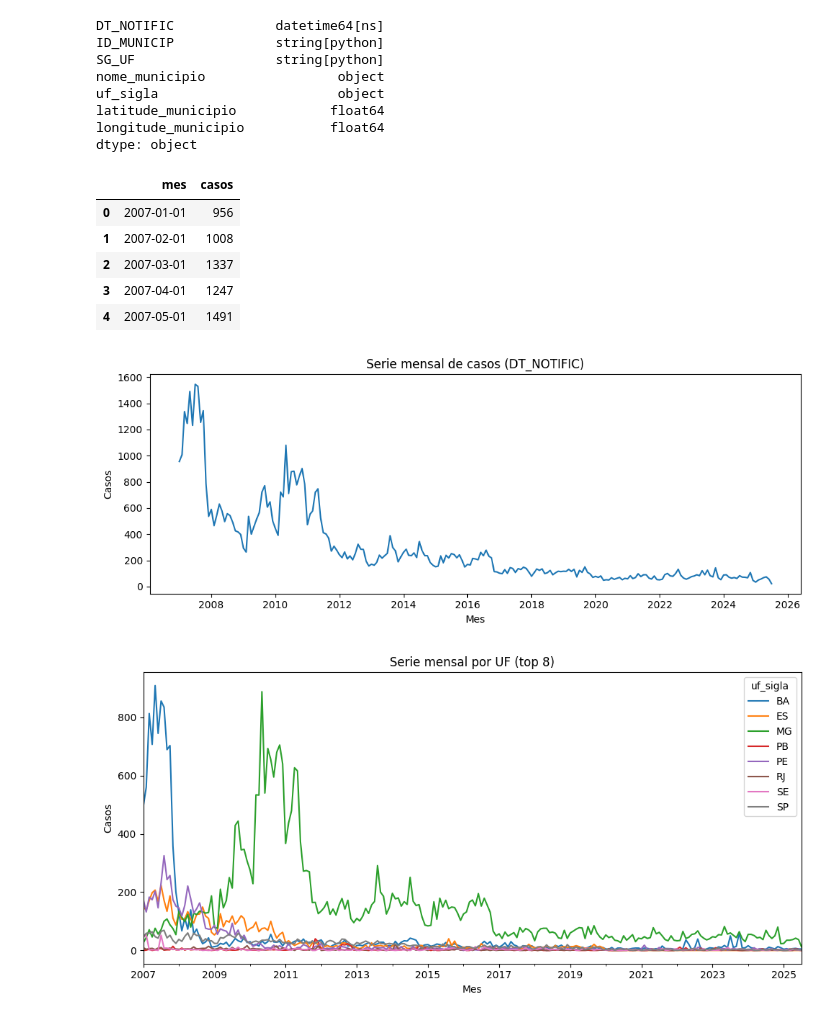
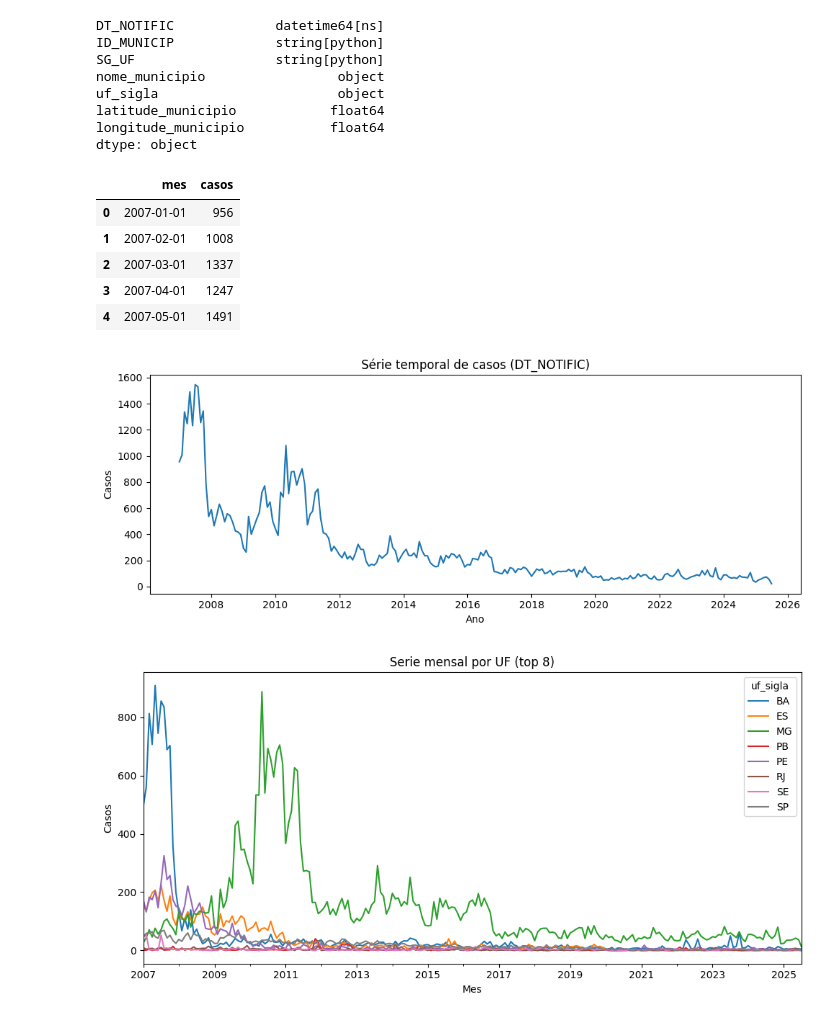
Before and after one commit to LuizCorrei4/Projeto-Caramujo, a Jupyter notebook: notebooks/analise_geoespacial/exploracao_geografica_analise_temporal.ipynb, the cells around one changed output. Cells and saved outputs as stored; diff of their text form; code cells hidden in the pictures.

```diff
--- a/notebooks/analise_geoespacial/exploracao_geografica_analise_temporal.ipynb
+++ b/notebooks/analise_geoespacial/exploracao_geografica_analise_temporal.ipynb
@@ -67,26 +67,26 @@ dtype: object
 # %%
 df = df.copy()
 df["DT_NOTIFIC"] = pd.to_datetime(df["DT_NOTIFIC"], errors="coerce")
 df = df[df["DT_NOTIFIC"].notna()].copy()
 
 df["mes"] = df["DT_NOTIFIC"].dt.to_period("M").dt.to_timestamp()
 serie_mes = df.groupby("mes").size().reset_index(name="casos")
 display(serie_mes.head())
 
 plt.figure(figsize=(10, 4))
 plt.plot(serie_mes["mes"], serie_mes["casos"])
-plt.title("Serie mensal de casos (DT_NOTIFIC)")
-plt.xlabel("Mes")
+plt.title("Série temporal de casos (DT_NOTIFIC)")
+plt.xlabel("Ano")
 plt.ylabel("Casos")
 plt.tight_layout()
 # %% [output]
 |  | mes | casos |
 | 0 | 2007-01-01 | 956 |
 | 1 | 2007-02-01 | 1008 |
 | 2 | 2007-03-01 | 1337 |
 | 3 | 2007-04-01 | 1247 |
 | 4 | 2007-05-01 | 1491 |
-[figure, old version]
+[figure, new version]
 # %%
 df["uf_sigla"] = df["uf_sigla"].astype("string").str.upper()
 serie_mes_uf = df.groupby(["mes", "uf_sigla"]).size().reset_index(name="casos")
```
Also changed, not shown: parts of 3 cells of this notebook, 19 other files.
